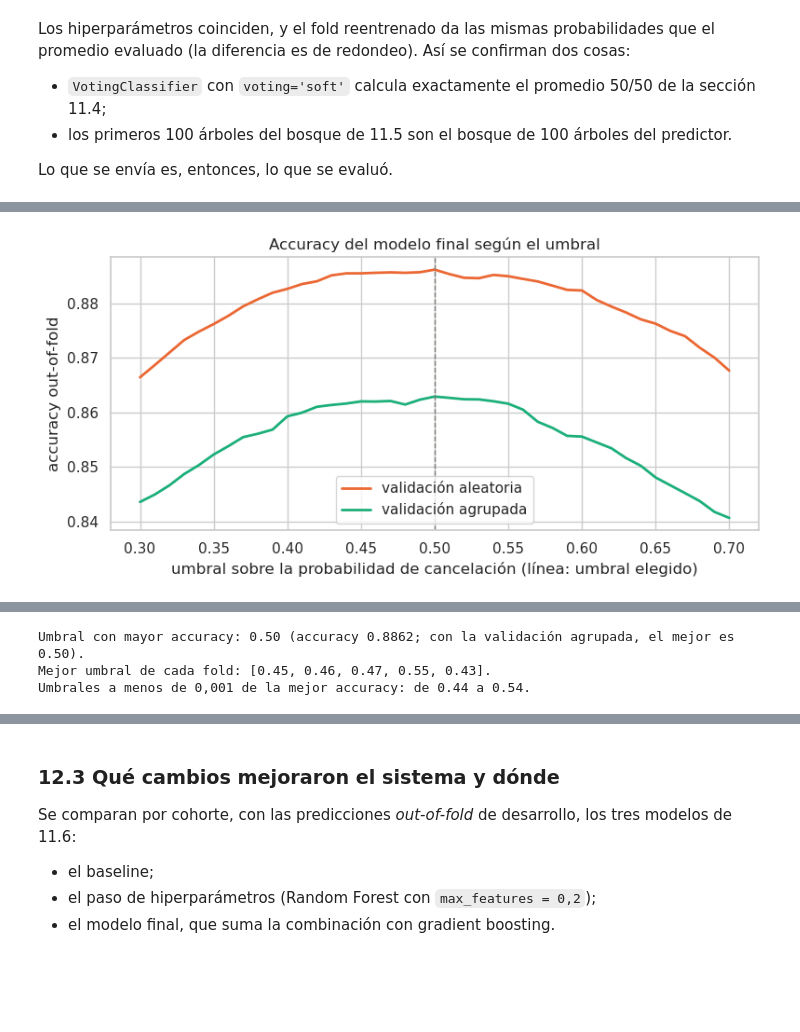
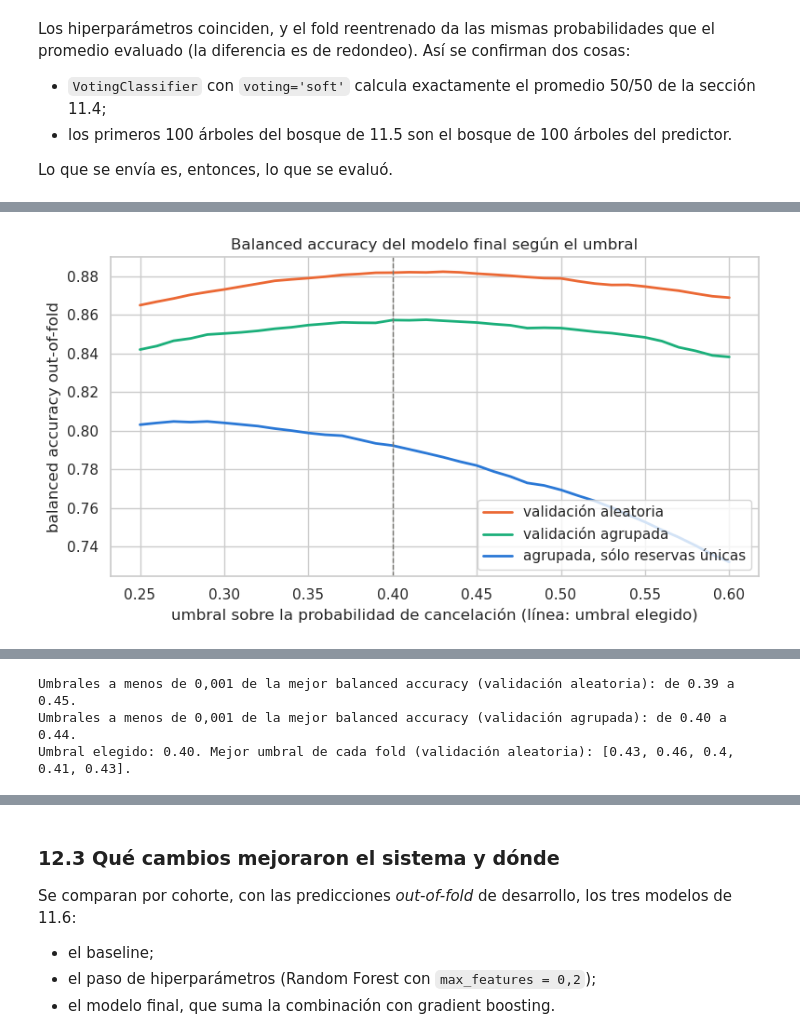
Before and after one commit to eugemigliaro/machine-learning, a Jupyter notebook: entregas/tp3-gpu-reservations/tp3_gpu_reservations.ipynb, the cells around one changed output, grey strips where cells are left out. Cells and saved outputs as stored; diff of their text form; code cells hidden in the pictures; blank space fills up the shorter version.

```diff
--- a/entregas/tp3-gpu-reservations/tp3_gpu_reservations.ipynb
+++ b/entregas/tp3-gpu-reservations/tp3_gpu_reservations.ipynb
@@ -2209,32 +2220,61 @@ El predictor devuelve 0 o 1, así que necesita un umbral sobre la probabilidad.
 # %%
-THRESHOLD_GRID = np.round(np.arange(0.30, 0.701, 0.01), 2)
-threshold_accuracy = pd.DataFrame(
-    {scheme: [((final_proba[scheme] >= t) == Y_DEV).mean() for t in THRESHOLD_GRID] for scheme in CV_SCHEMES},
+from sklearn.metrics import balanced_accuracy_score
+
+FINAL_THRESHOLD = predictor.THRESHOLD
+THRESHOLD_GRID = np.round(np.arange(0.25, 0.601, 0.01), 2)
+ALL_ROWS = np.ones(len(Y_DEV), dtype=bool)
+threshold_scenarios = {
+    'validación aleatoria': ('aleatoria', ALL_ROWS),
+    'validación agrupada': ('agrupada', ALL_ROWS),
+    'agrupada, sólo reservas únicas': ('agrupada', analysis['en_lote'].eq('única').to_numpy()),
+}
+threshold_ba = pd.DataFrame(
+    {name: [balanced_accuracy_score(Y_DEV[mask], final_proba[scheme][mask] >= t) for t in THRESHOLD_GRID]
+     for name, (scheme, mask) in threshold_scenarios.items()},
     index=THRESHOLD_GRID)
-best_threshold = float(threshold_accuracy['aleatoria'].idxmax())
+
+# Umbrales a menos de 0,001 de la mejor balanced accuracy en cada una de las dos validaciones.
+near_best = [set(threshold_ba.index[threshold_ba[name] >= threshold_ba[name].max() - 0.001])
+             for name in ['validación aleatoria', 'validación agrupada']]
+best_threshold = float(min(near_best[0] & near_best[1]))
+assert best_threshold == FINAL_THRESHOLD
+
 best_by_fold = []
 for k in range(N_FOLDS):
     in_fold = FOLD_IDS['aleatoria'] == k
-    fold_accuracy = [((final_proba['aleatoria'][in_fold] >= t) == Y_DEV[in_fold]).mean() for t in THRESHOLD_GRID]
-    best_by_fold.append(float(THRESHOLD_GRID[int(np.argmax(fold_accuracy))]))
-near_best = threshold_accuracy.index[threshold_accuracy['aleatoria'] >= threshold_accuracy['aleatoria'].max() - 0.001]
+    fold_ba = [balanced_accuracy_score(Y_DEV[in_fold], final_proba['aleatoria'][in_fold] >= t)
+               for t in THRESHOLD_GRID]
+    best_by_fold.append(float(THRESHOLD_GRID[int(np.argmax(fold_ba))]))
 
-fig, ax = plt.subplots(figsize=(8, 4))
-for scheme, color in [('aleatoria', '#eb6834'), ('agrupada', '#1baf7a')]:
-    ax.plot(THRESHOLD_GRID, threshold_accuracy[scheme], color=color, linewidth=2, label=f'validación {scheme}')
-ax.axvline(best_threshold, color=REFERENCE, linestyle='--', linewidth=1)
+fig, ax = plt.subplots(figsize=(8, 4.5))
+for name, color in zip(threshold_scenarios, ['#eb6834', '#1baf7a', BLUE]):
+    ax.plot(THRESHOLD_GRID, threshold_ba[name], color=color, linewidth=2, label=name)
+ax.axvline(FINAL_THRESHOLD, color=REFERENCE, linestyle='--', linewidth=1)
 ax.set_xlabel('umbral sobre la probabilidad de cancelación (línea: umbral elegido)')
-ax.set_ylabel('accuracy out-of-fold')
-ax.set_title('Accuracy del modelo final según el umbral')
-ax.legend(loc='lower center')
+ax.set_ylabel('balanced accuracy out-of-fold')
+ax.set_title('Balanced accuracy del modelo final según el umbral')
+ax.legend(loc='lower right')
 plt.tight_layout()
 plt.show()
 
-assert best_threshold == predictor.THRESHOLD == THRESHOLD
-print(f"Umbral con mayor accuracy: {best_threshold:.2f} "
-      f"(accuracy {threshold_accuracy.loc[best_threshold, 'aleatoria']:.4f}; "
-      f"con la validación agrupada, el mejor es {threshold_accuracy['agrupada'].idxmax():.2f}).")
-print(f'Mejor umbral de cada fold: {best_by_fold}.')
-print(f'Umbrales a menos de 0,001 de la mejor accuracy: de {near_best.min():.2f} a {near_best.max():.2f}.')
+threshold_summary = pd.DataFrame({
+    name: {
+        'tasa_cancelacion': Y_DEV[mask].mean(),
+        'mejor_umbral': threshold_ba[name].idxmax(),
+        'ba_mejor_umbral': threshold_ba[name].max(),
+        'ba_umbral_0,50': threshold_ba.loc[0.5, name],
+        'ba_umbral_elegido': threshold_ba.loc[FINAL_THRESHOLD, name],
+        'accuracy_umbral_0,50': ((final_proba[scheme][mask] >= 0.5) == Y_DEV[mask]).mean(),
+        'accuracy_umbral_elegido': ((final_proba[scheme][mask] >= FINAL_THRESHOLD) == Y_DEV[mask]).mean(),
+    }
+    for name, (scheme, mask) in threshold_scenarios.items()
+}).T
+display(threshold_summary.style.format({
+    'tasa_cancelacion': '{:.1%}', 'mejor_umbral': '{:.2f}', 'ba_mejor_umbral': '{:.4f}', 'ba_umbral_0,50': '{:.4f}',
+    'ba_umbral_elegido': '{:.4f}', 'accuracy_umbral_0,50': '{:.4f}', 'accuracy_umbral_elegido': '{:.4f}'}))
+for name, thresholds in zip(['aleatoria', 'agrupada'], near_best):
+    print(f'Umbrales a menos de 0,001 de la mejor balanced accuracy (validación {name}): '
+          f'de {min(thresholds):.2f} a {max(thresholds):.2f}.')
+print(f'Umbral elegido: {FINAL_THRESHOLD:.2f}. Mejor umbral de cada fold (validación aleatoria): {best_by_fold}.')
 # %% [output]
-[figure, old version]
+[figure, new version]
@@ -2241,4 +2285,4 @@ print(f'Umbrales a menos de 0,001 de la mejor accuracy: de {near_best.min():.2f}
-Umbral con mayor accuracy: 0.50 (accuracy 0.8862; con la validación agrupada, el mejor es 0.50).
-Mejor umbral de cada fold: [0.45, 0.46, 0.47, 0.55, 0.43].
-Umbrales a menos de 0,001 de la mejor accuracy: de 0.44 a 0.54.
+Umbrales a menos de 0,001 de la mejor balanced accuracy (validación aleatoria): de 0.39 a 0.45.
+Umbrales a menos de 0,001 de la mejor balanced accuracy (validación agrupada): de 0.40 a 0.44.
+Umbral elegido: 0.40. Mejor umbral de cada fold (validación aleatoria): [0.43, 0.46, 0.4, 0.41, 0.43].
 # %% [markdown]
```
Also changed, not shown: parts of 12 cells of this notebook, 10 other files.
